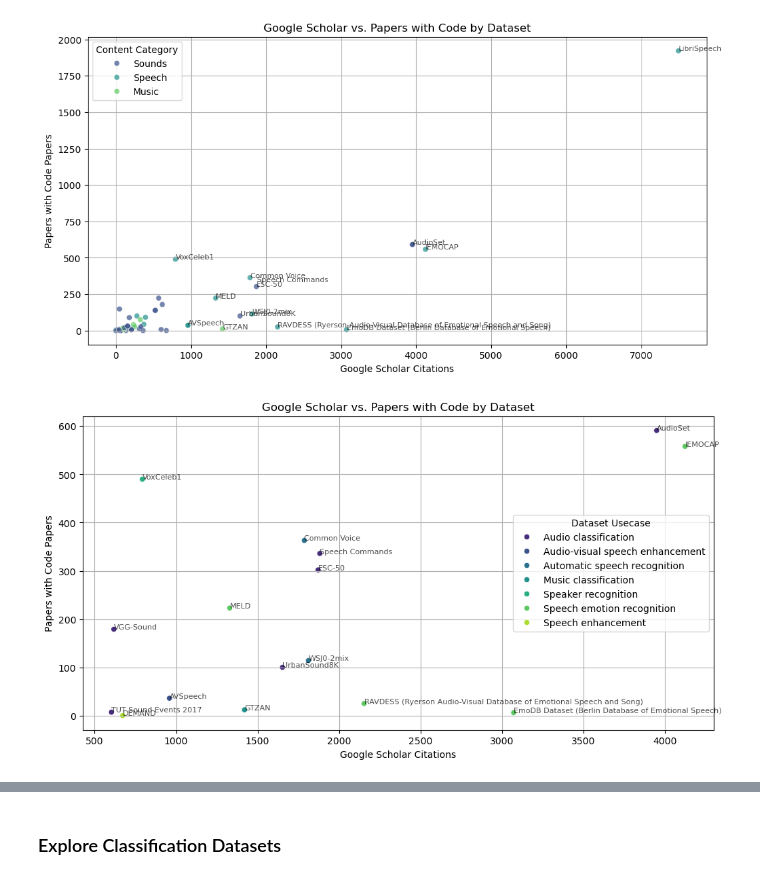
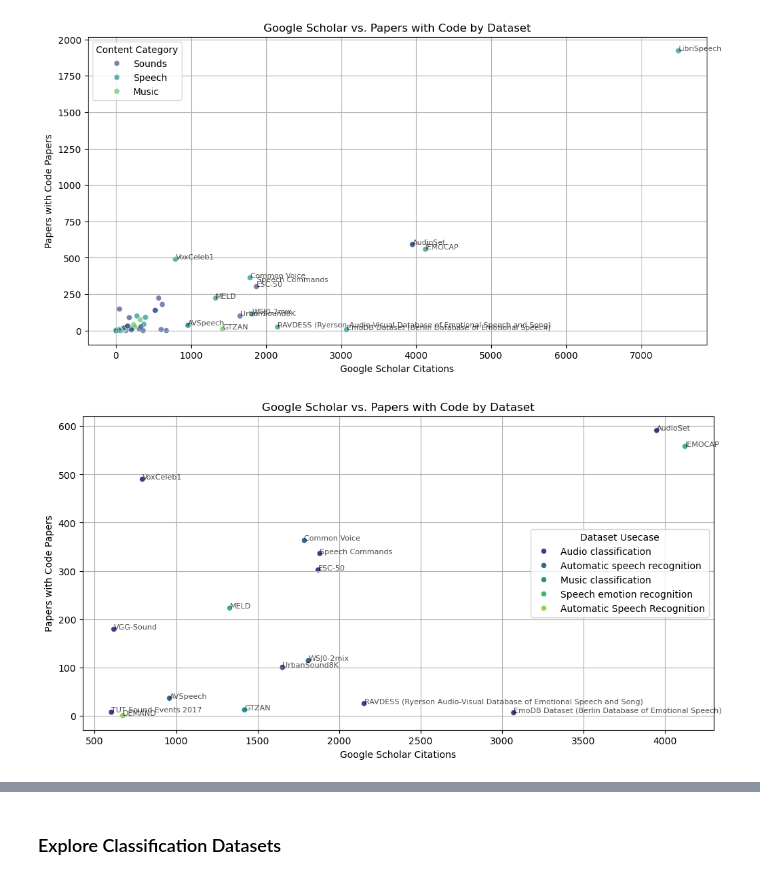
Before and after one commit to lookinALX/Data_Science_and_Co_TU_Wien, a Jupyter notebook: BA/datasets.ipynb, the cells around one changed output, grey strips where cells are left out. Saved outputs shown, nothing was run; the diff lists cells and outputs as text; code cells hidden in the pictures.

```diff
--- a/BA/datasets.ipynb
+++ b/BA/datasets.ipynb
@@ -309,14 +316,14 @@ plt.show()
 # %%
 plt.figure(figsize=(12, 6))
 
 plot = scatterplot_X_vs_Y_in_range(df_datasets, x='Number of citations (Google Scholar)', y='Number of Papers (Papers with code since 2020)',
                                    title='Google Scholar vs. Papers with Code by Dataset', xlabel='Google Scholar Citations',
-                                   ylabel='Papers with Code Papers', lower_boundery=600, upper_boundery=5000, ishue=True, hue='Original Use Case',
+                                   ylabel='Papers with Code Papers', lower_boundery=600, upper_boundery=5000, ishue=True, hue='Original Usecase',
                                    islegend=True, legend_title='Dataset Usecase')
 
 plt.show()
 # %% [output]
-[figure, old version]
+[figure, new version]
 # %%
 accessable_datasets = df_datasets['Accessable'].value_counts()
 downloadable_datasets = df_datasets['Downloadable'].value_counts()
```
Also changed, not shown: parts of 18 cells of this notebook, 1 other file.
